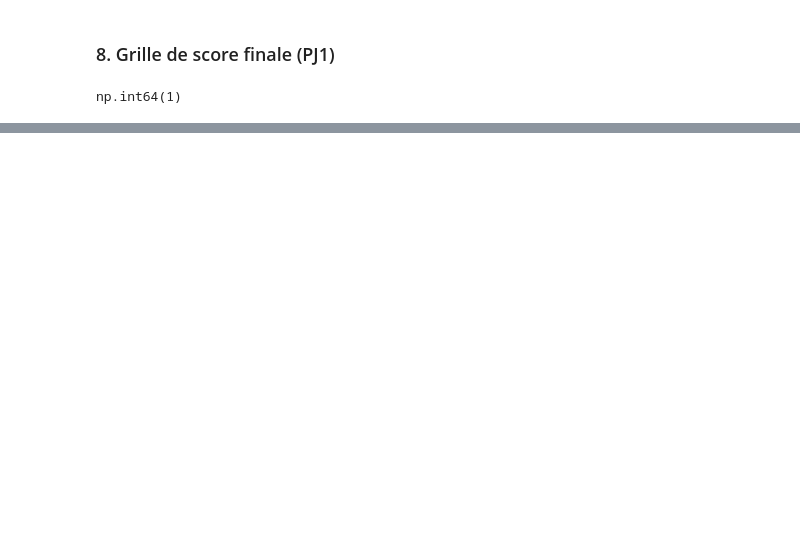
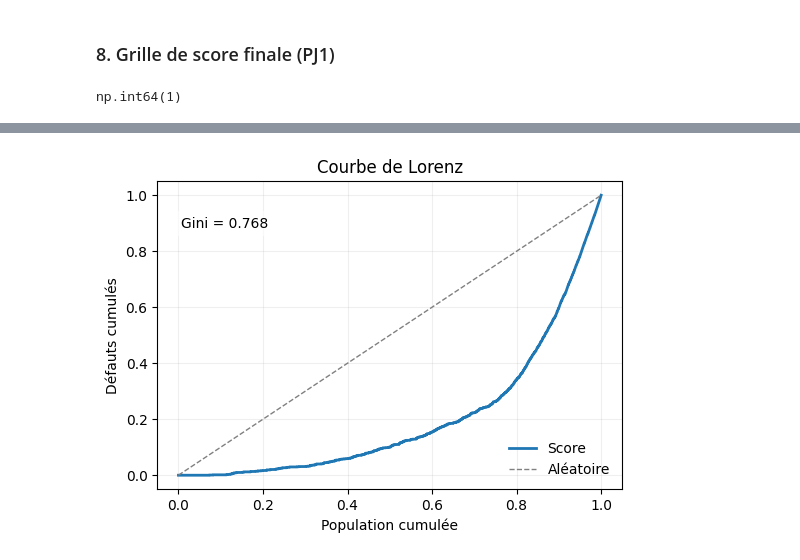
Before and after one commit to jbcheze/Scoring_Project, a Jupyter notebook: notebook/exploration.ipynb, the cells around one changed output, grey strips where cells are left out. Saved outputs shown, nothing was run; the diff lists cells and outputs as text; code cells hidden in the pictures; blank space fills up the shorter version.

```diff
--- a/notebook/exploration.ipynb
+++ b/notebook/exploration.ipynb
@@ -1320,0 +1440,59 @@ final_scorecard
+# %%
+def lorenz_curve(y_true, score):
+    df = pd.DataFrame({
+        'y': y_true,
+        'score': score
+    }).sort_values('score')
+
+    df['cum_population'] = np.arange(1, len(df) + 1) / len(df)
+    df['cum_defaults'] = df['y'].cumsum() / df['y'].sum()
+
+    return df['cum_population'], df['cum_defaults']
+# %%
+from sklearn.metrics import roc_auc_score
+
+# Calcul Gini
+auc = roc_auc_score(y_test, score_test)
+gini = 2 * auc - 1
+
+cum_pop, cum_def = lorenz_curve(y_test, score_test)
+
+plt.figure(figsize=(6,4))
+
+# Courbe de Lorenz
+plt.plot(
+    cum_pop,
+    cum_def,
+    color='#1f77b4',
+    linewidth=2,
+    label='Score'
+)
+
+# Diagonale aléatoire
+plt.plot(
+    [0, 1],
+    [0, 1],
+    color='gray',
+    linestyle='--',
+    linewidth=1,
+    label='Aléatoire'
+)
+
+plt.xlabel('Population cumulée')
+plt.ylabel('Défauts cumulés')
+plt.title('Courbe de Lorenz')
+
+# Texte Gini dans le graphique
+plt.text(
+    0.05, 0.85,
+    f"Gini = {gini:.3f}",
+    transform=plt.gca().transAxes,
+    fontsize=10,
+    bbox=dict(facecolor='white', alpha=0.6, edgecolor='none')
+)
+
+plt.legend(frameon=False)
+plt.grid(alpha=0.2)
+plt.show()
+# %% [output]
+[figure, added]
```
Also changed, not shown: parts of 14 cells of this notebook.
